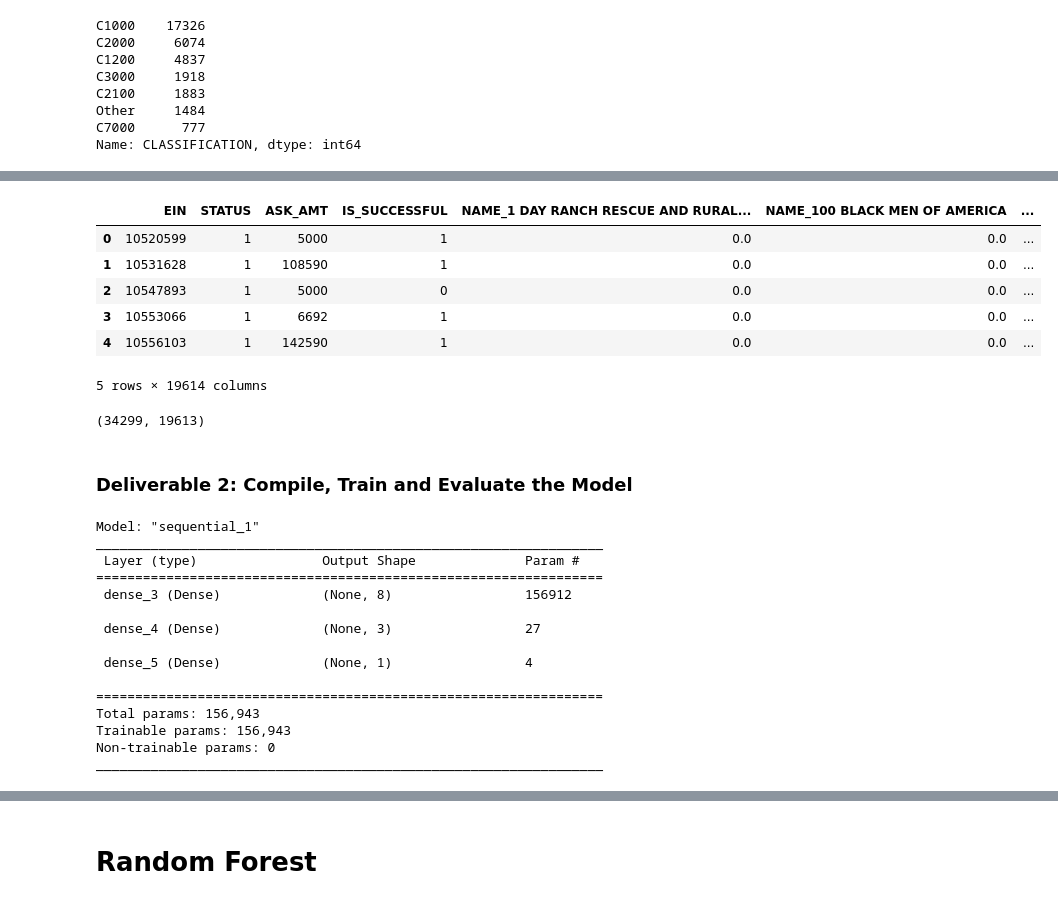
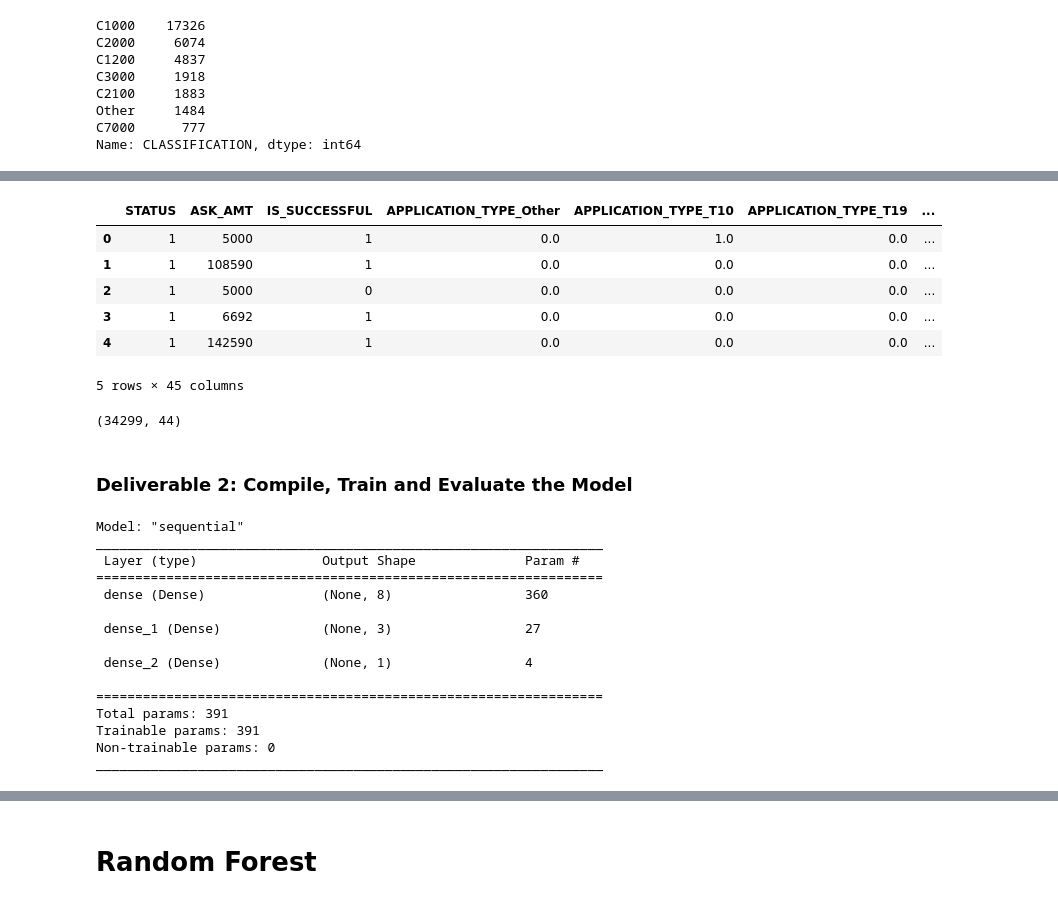
Before and after one commit to MichelaZ/Neural_Network_Charity_Analysis, a Jupyter notebook: AlphabetSoupCharity.ipynb, the cells around one changed output, grey strips where cells are left out. Drawn from its saved outputs; the diff is of its cells as text; code cells hidden in the pictures.

```diff
--- a/AlphabetSoupCharity.ipynb
+++ b/AlphabetSoupCharity.ipynb
@@ -7,11 +16,15 @@ from sklearn.preprocessing import StandardScaler,OneHotEncoder
 import pandas as pd
 import tensorflow as tf
 
-#  Import and read the charity_data.csv.
-import pandas as pd
-application_df = pd.read_csv("Resources/charity_data.csv")
-application_df.head()
-
 # Import checkpoint dependencies
 import os
 from tensorflow.keras.callbacks import ModelCheckpoint
+
+#Random forest
+from sklearn.metrics import accuracy_score
+from sklearn.ensemble import RandomForestClassifier
+
+#  Import and read the charity_data.csv.
+import pandas as pd
+application_df = pd.read_csv("/content/Neural_Network_Charity_Analysis/Resources/charity_data.csv")
+application_df.head()
@@ -39,6 +59,6 @@ dtypes: int64(4), object(8)
 memory usage: 3.1+ MB
 # %%
 # Drop the non-beneficial ID columns, 'EIN' and 'NAME'.
-application_df.drop(["EIN", "NAME"], 1)
+application_df.drop(["EIN", "NAME"], axis=1, inplace=True)
 application_df.head()
 # %% [output]
@@ -191,16 +208,16 @@ encode_df.head()
 # %%
 # Merge one-hot encoded features and drop the originals
 application_df = application_df.merge(encode_df,left_index=True, right_index=True)
-application_df = application_df.drop(columns = application_cat)
+application_df = application_df.drop(application_cat,1)
 application_df.head()
 # %% [output]
-|  | EIN | STATUS | ASK_AMT | IS_SUCCESSFUL | NAME_1 DAY RANCH RESCUE AND RURAL... | NAME_100 BLACK MEN OF AMERICA | ... |
-| 0 | 10520599 | 1 | 5000 | 1 | 0.0 | 0.0 | ... |
-| 1 | 10531628 | 1 | 108590 | 1 | 0.0 | 0.0 | ... |
-| 2 | 10547893 | 1 | 5000 | 0 | 0.0 | 0.0 | ... |
-| 3 | 10553066 | 1 | 6692 | 1 | 0.0 | 0.0 | ... |
-| 4 | 10556103 | 1 | 142590 | 1 | 0.0 | 0.0 | ... |
+|  | STATUS | ASK_AMT | IS_SUCCESSFUL | APPLICATION_TYPE_Other | APPLICATION_TYPE_T10 | APPLICATION_TYPE_T19 | ... |
+| 0 | 1 | 5000 | 1 | 0.0 | 1.0 | 0.0 | ... |
+| 1 | 1 | 108590 | 1 | 0.0 | 0.0 | 0.0 | ... |
+| 2 | 1 | 5000 | 0 | 0.0 | 0.0 | 0.0 | ... |
+| 3 | 1 | 6692 | 1 | 0.0 | 0.0 | 0.0 | ... |
+| 4 | 1 | 142590 | 1 | 0.0 | 0.0 | 0.0 | ... |
-5 rows × 19614 columns
+5 rows × 45 columns
 # %%
 # Split our preprocessed data into our features and target arrays
 y = application_df["IS_SUCCESSFUL"].values
@@ -210,7 +227,7 @@ X = application_df.drop(["IS_SUCCESSFUL"],1).values
 X_train, X_test, y_train, y_test = train_test_split(X, y, random_state=42)
 X.shape
 # %% [output]
-(34299, 19613)
+(34299, 44)
 # %%
 # Create a StandardScaler instances
 scaler = StandardScaler()
@@ -244,19 +261,19 @@ nn.add(tf.keras.layers.Dense(units=1, activation="sigmoid"))
 # Check the structure of the model
 nn.summary()
 # %% [output]
-Model: "sequential_1"
+Model: "sequential"
 _________________________________________________________________
  Layer (type)                Output Shape              Param #
 =================================================================
- dense_3 (Dense)             (None, 8)                 156912
+ dense (Dense)               (None, 8)                 360
 
- dense_4 (Dense)             (None, 3)                 27
+ dense_1 (Dense)             (None, 3)                 27
 
- dense_5 (Dense)             (None, 1)                 4
+ dense_2 (Dense)             (None, 1)                 4
 
 =================================================================
-Total params: 156,943
-Trainable params: 156,943
+Total params: 391
+Trainable params: 391
 Non-trainable params: 0
 _________________________________________________________________
 # %%
```
Also changed, not shown: parts of 11 cells of this notebook.
